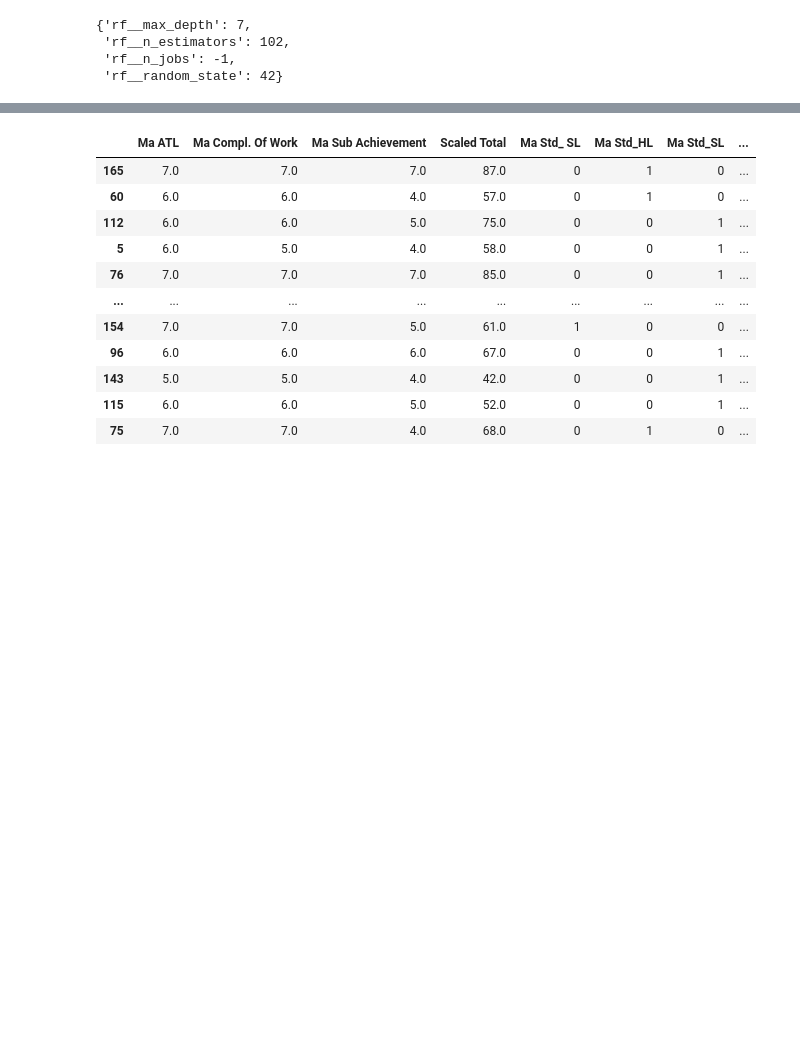
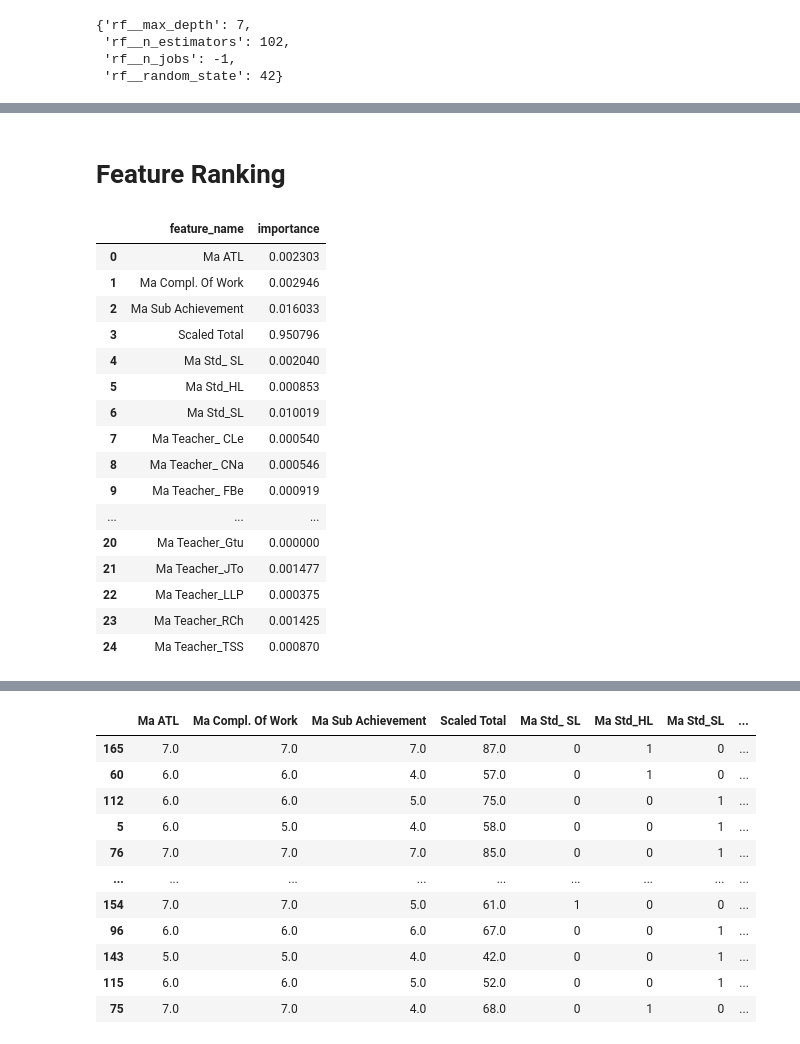
Before and after one commit to siti-alawiyah/ibresultprediction, a Jupyter notebook: RandomForestReg_1.02.ipynb, the cells around one changed output, grey strips where cells are left out. Cells and saved outputs as stored; diff of their text form; code cells hidden in the pictures; blank space fills up the shorter version.

```diff
--- a/RandomForestReg_1.02.ipynb
+++ b/RandomForestReg_1.02.ipynb
@@ -182,0 +183,25 @@ RandomForestRegressor RMSE test score 0.05168566412672757
+# %% [markdown]
+# Feature Ranking
+# %%
+feature_names = pd.DataFrame(gs.best_estimator_.named_steps.rf.feature_names_in_, columns=['feature_name'])
+feature_names['importance'] = gs.best_estimator_.named_steps.rf.feature_importances_
+# %%
+feature_names
+# %% [output]
+|  | feature_name | importance |
+| 0 | Ma ATL | 0.002303 |
+| 1 | Ma Compl. Of Work | 0.002946 |
+| 2 | Ma Sub Achievement | 0.016033 |
+| 3 | Scaled Total | 0.950796 |
+| 4 | Ma Std_ SL | 0.002040 |
+| 5 | Ma Std_HL | 0.000853 |
+| 6 | Ma Std_SL | 0.010019 |
+| 7 | Ma Teacher_ CLe | 0.000540 |
+| 8 | Ma Teacher_ CNa | 0.000546 |
+| 9 | Ma Teacher_ FBe | 0.000919 |
+| ... | ... | ... |
+| 20 | Ma Teacher_Gtu | 0.000000 |
+| 21 | Ma Teacher_JTo | 0.001477 |
+| 22 | Ma Teacher_LLP | 0.000375 |
+| 23 | Ma Teacher_RCh | 0.001425 |
+| 24 | Ma Teacher_TSS | 0.000870 |
```
Also changed, not shown: parts of 3 cells of this notebook.
